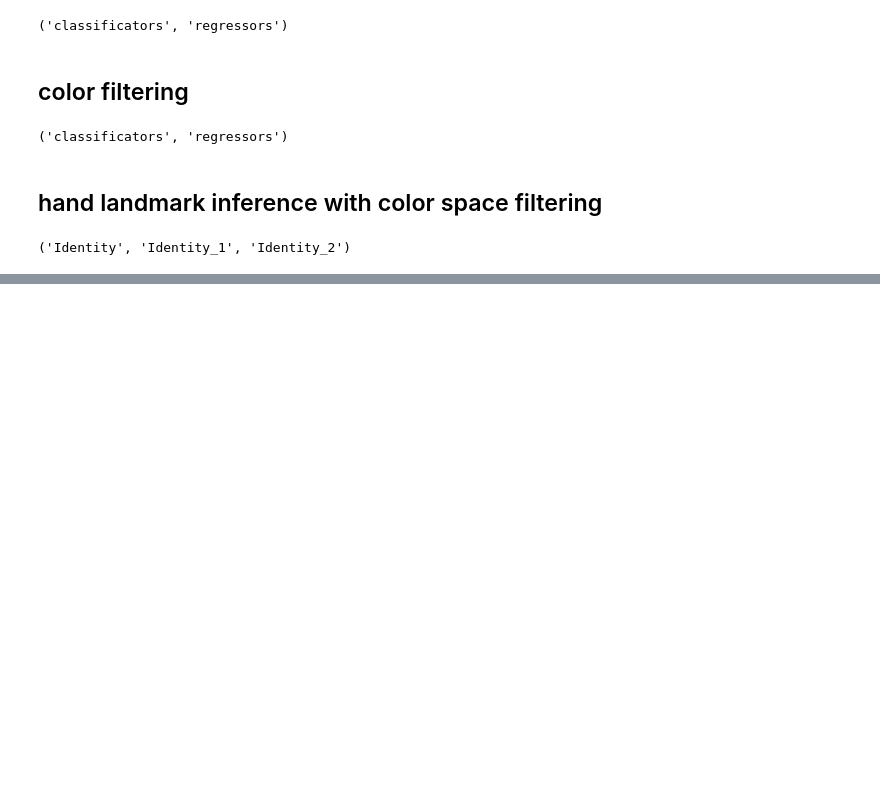
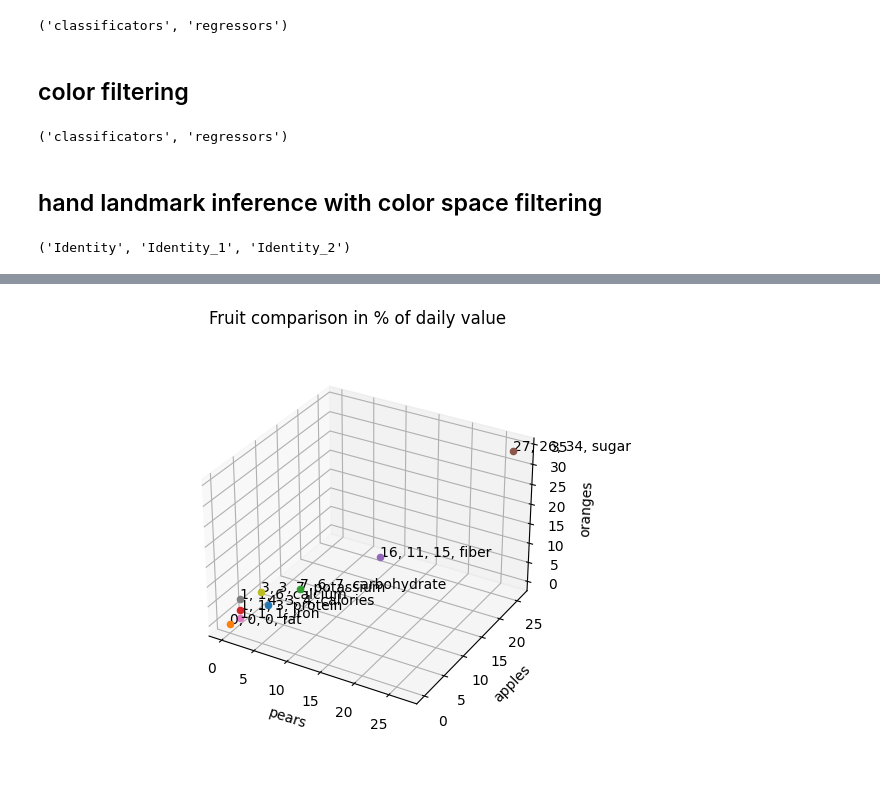
Before and after one commit to JeongChanDo/python_for_unreal_project, a Jupyter notebook: 04_2401_hand_landmark.ipynb, the cells around one changed output, grey strips where cells are left out. Cells and saved outputs as stored; diff of their text form; code cells hidden in the pictures; blank space fills up the shorter version.

```diff
--- a/04_2401_hand_landmark.ipynb
+++ b/04_2401_hand_landmark.ipynb
@@ -641,0 +817,29 @@ cv2.destroyAllWindows()
+# %%
+import matplotlib.pyplot as plt
+import numpy as np
+import pandas as pd
+
+labels = np.array(['calories','fat','carbohydrate','protein','fiber','sugar', 'iron', 'calcium','potassium'])
+x = np.array([4,0,7,1,16,27,1,1,3]) # pears
+y = np.array([3,0,6,1,11,26,1,1,3]) # apples
+z = np.array([4,0,7,3,15,34,1,6,7]) # oranges
+
+points = list(zip(x, y, z, labels))
+
+fig = plt.figure()
+ax = fig.add_subplot(projection='3d')
+
+for pts in points:
+    x = pts[0]
+    y = pts[1]
+    z = pts[2]
+    label = f'{x}, {y}, {z}, {pts[3]}'
+    ax.scatter(x, y, z)
+    ax.text(x, y, z, label)
+
+    ax.set_xlabel('pears')
+    ax.set_ylabel('apples')
+    ax.set_zlabel('oranges')
+    fig.suptitle('Fruit comparison in % of daily value')
+# %% [output]
+[figure, added]
```
Also changed, not shown: parts of 10 cells of this notebook.
